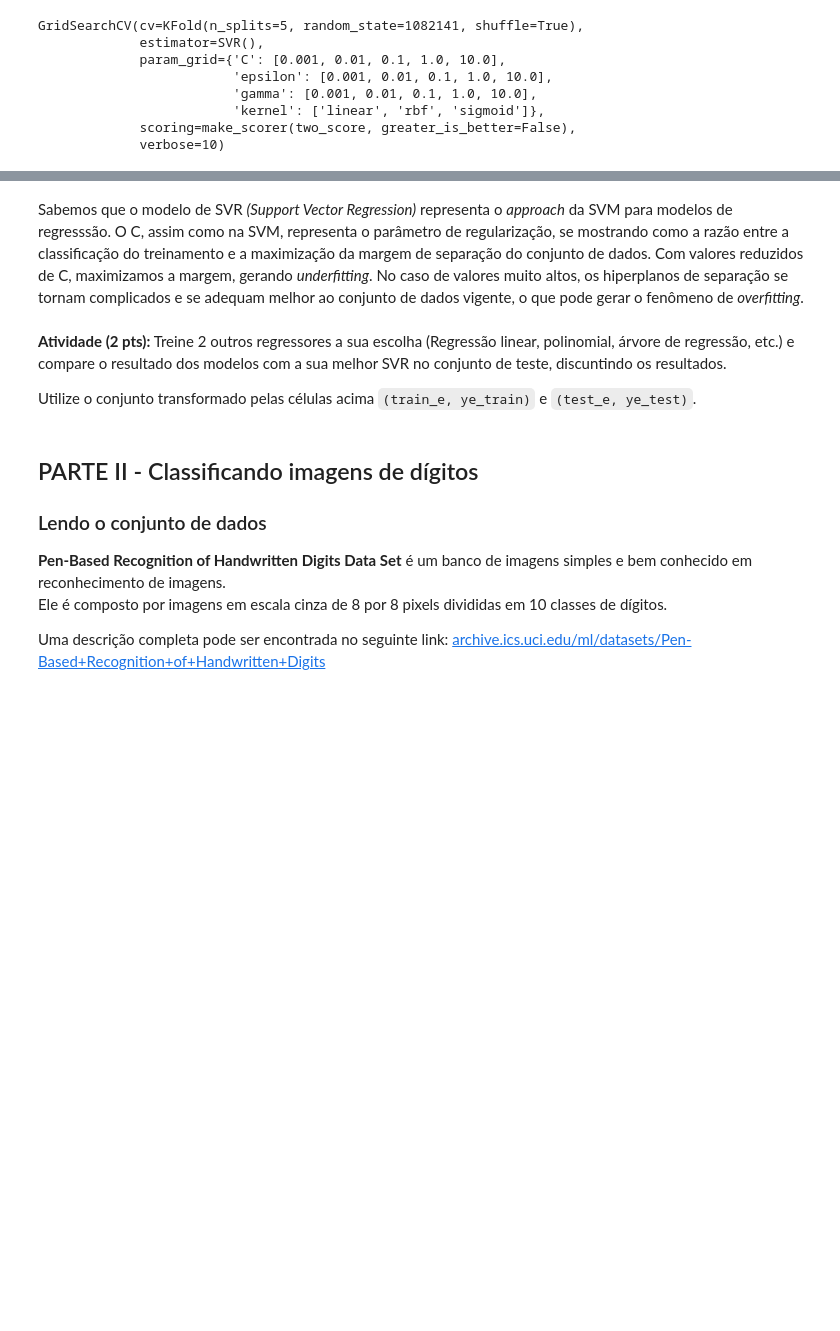
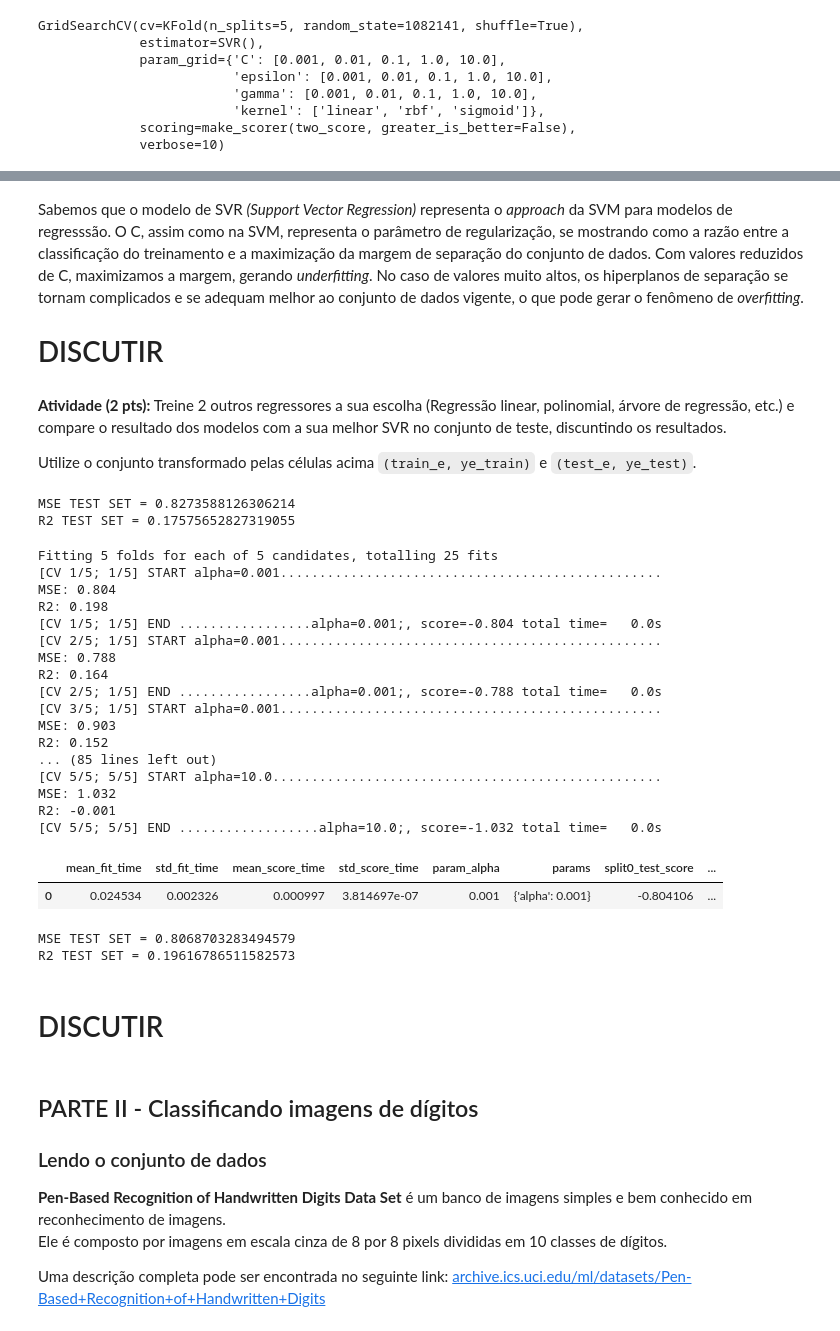
Before and after one commit to kroncatti/complex-data-mining, a Jupyter notebook: inf-0616-supervised-learning/assignment2-svr-svm/assignment_2.ipynb, the cells around one changed output, grey strips where cells are left out. Cells and saved outputs as stored; diff of their text form; code cells hidden in the pictures; blank space fills up the shorter version.

Commit message:
training other models - lasso and simple lr

```diff
--- a/inf-0616-supervised-learning/assignment2-svr-svm/assignment_2.ipynb
+++ b/inf-0616-supervised-learning/assignment2-svr-svm/assignment_2.ipynb
@@ -252,9 +289,68 @@ best_results_svr_grid
 # %% [markdown]
 Sabemos que o modelo de SVR *(Support Vector Regression)* representa o *approach* da SVM para modelos de regresssão. O C, assim como na SVM, representa o parâmetro de regularização, se mostrando como a razão entre a classificação do treinamento e a maximização da margem de separação do conjunto de dados. Com valores reduzidos de C, maximizamos a margem, gerando *underfitting*. No caso de valores muito altos, os hiperplanos de separação se tornam complicados e se adequam melhor ao conjunto de dados vigente, o que pode gerar o fenômeno de *overfitting*.
+# DISCUTIR
 # %% [markdown]
 **Atividade (2 pts):** Treine 2 outros regressores a sua escolha (Regressão linear, polinomial, árvore de regressão, etc.) e compare o resultado dos modelos com a sua melhor SVR no conjunto de teste, discuntindo os resultados.
 
 Utilize o conjunto transformado pelas células acima `(train_e, ye_train)` e `(test_e, ye_test)`.
+# %%
+# Applying a simple linear regression and veryifing it in the TEST SET
+lr = LinearRegression().fit(X=train_e, y=ye_train)
+y_test_pred = lr.predict(X=test_e)
+test_mse_lr = mean_squared_error(y_true=ye_test, y_pred=y_test_pred)
+test_r2_lr = r2_score(y_true=ye_test, y_pred=y_test_pred)
+print(f"MSE TEST SET = {test_mse_lr}")
+print(f"R2 TEST SET = {test_r2_lr}")
+# %% [output]
+MSE TEST SET = 0.8273588126306214
+R2 TEST SET = 0.17575652827319055
+# %%
+# Applying a Lasso ridge regression
+alpha_range = [1e-3, 1e-2, 1e-1, 1e0, 1e1]
+param_grid_lasso = dict(alpha=alpha_range)
+lasso_r = Lasso(alpha=0.1)
+
+# Applying a grid search for Lasso
+grid_lasso = GridSearchCV(Lasso(), param_grid_lasso, cv=cv, scoring=two_scorer(), verbose=10)
+grid_lasso.fit(X=train_e, y=ye_train)
+
+# Sorting classifiers by MSE quality
+results_lasso_grid = pd.DataFrame(grid_lasso.cv_results_).sort_values(by=['rank_test_score'])
+results_lasso_grid.head(1)
+# %% [output]
+Fitting 5 folds for each of 5 candidates, totalling 25 fits
+[CV 1/5; 1/5] START alpha=0.001.................................................
+MSE: 0.804
+R2: 0.198
+[CV 1/5; 1/5] END .................alpha=0.001;, score=-0.804 total time=   0.0s
+[CV 2/5; 1/5] START alpha=0.001.................................................
+MSE: 0.788
+R2: 0.164
+[CV 2/5; 1/5] END .................alpha=0.001;, score=-0.788 total time=   0.0s
+[CV 3/5; 1/5] START alpha=0.001.................................................
+MSE: 0.903
+R2: 0.152
+... (85 lines left out)
+[CV 5/5; 5/5] START alpha=10.0..................................................
+MSE: 1.032
+R2: -0.001
+[CV 5/5; 5/5] END ..................alpha=10.0;, score=-1.032 total time=   0.0s
+|  | mean_fit_time | std_fit_time | mean_score_time | std_score_time | param_alpha | params | split0_test_score | ... |
+| 0 | 0.024534 | 0.002326 | 0.000997 | 3.814697e-07 | 0.001 | {'alpha': 0.001} | -0.804106 | ... |
+# %%
+# Retraining and erifying the best lasso in the test set
+best_params = results_lasso_grid["params"].iloc[0]
+lasso = Lasso(alpha=best_params["alpha"]).fit(X=train_e, y=ye_train)
+y_lasso_test_pred = lasso.predict(X=test_e)
+test_lasso_mse_lr = mean_squared_error(y_true=ye_test, y_pred=y_lasso_test_pred)
+test_lasso_r2_lr = r2_score(y_true=ye_test, y_pred=y_lasso_test_pred)
+print(f"MSE TEST SET = {test_lasso_mse_lr}")
+print(f"R2 TEST SET = {test_lasso_r2_lr}")
+# %% [output]
+MSE TEST SET = 0.8068703283494579
+R2 TEST SET = 0.19616786511582573
+# %% [markdown]
+# DISCUTIR
 # %% [markdown]
 ## PARTE II - Classificando imagens de dígitos
 ### Lendo o conjunto de dados
```
Also changed, not shown: parts of 3 cells of this notebook.
